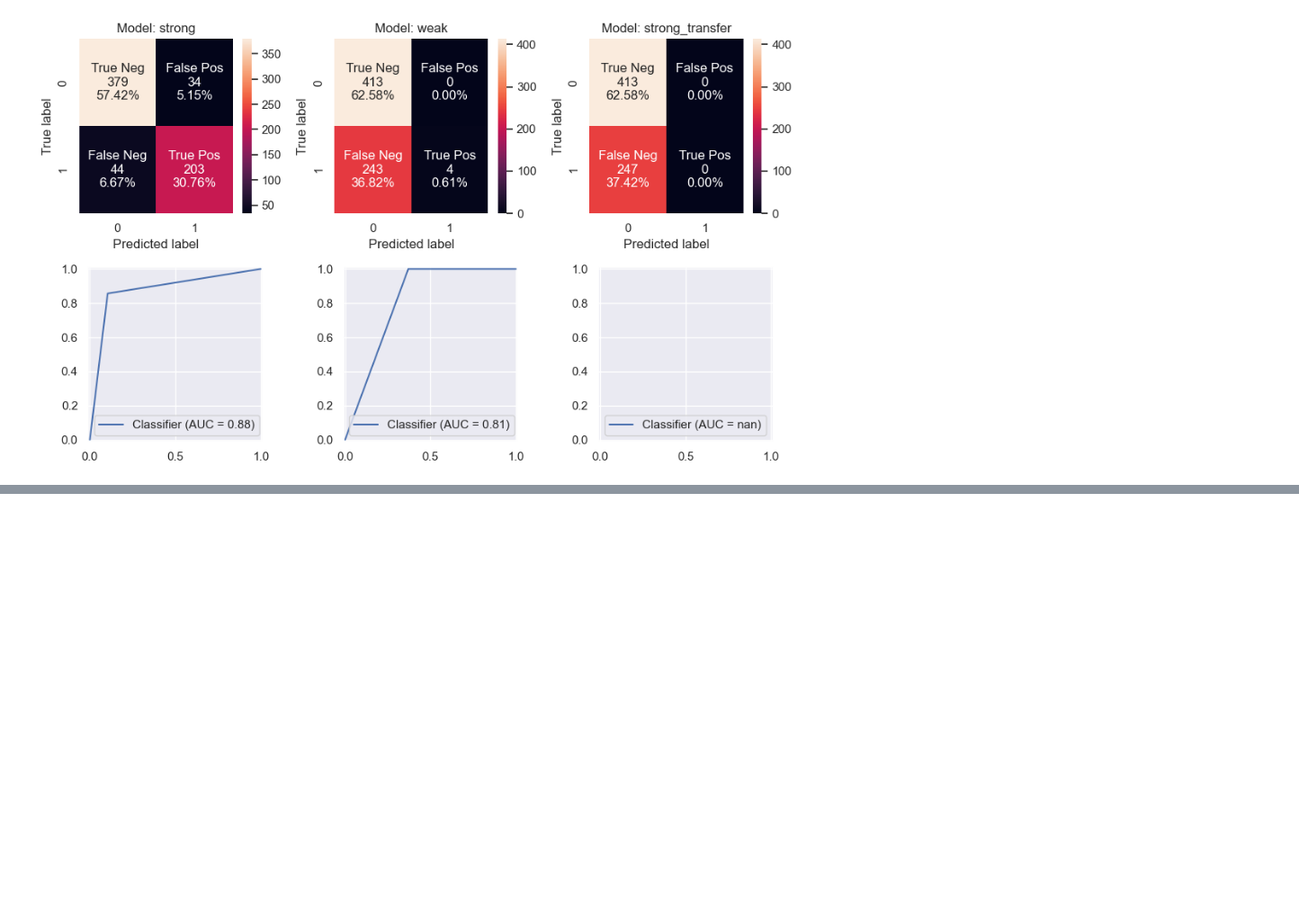
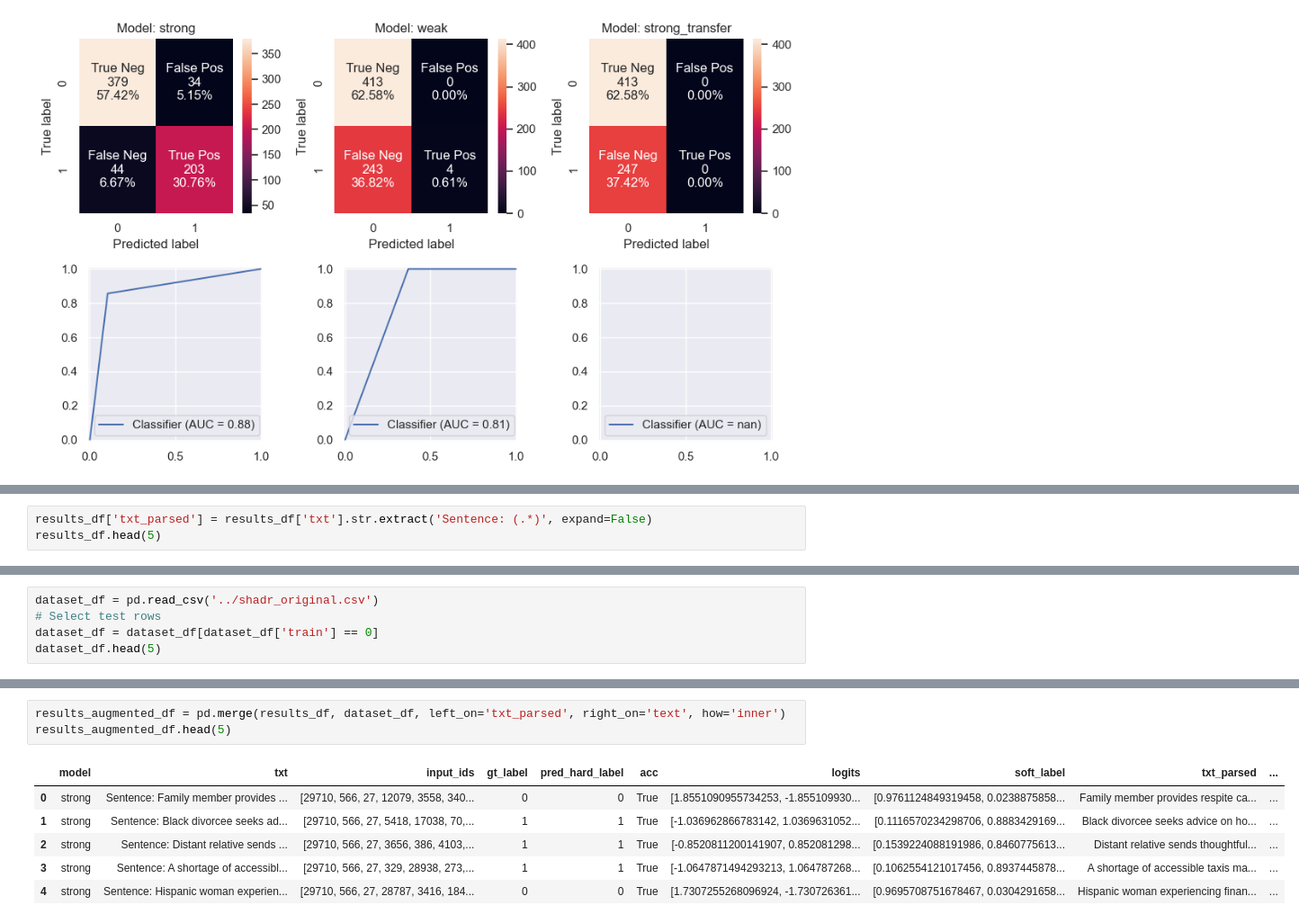
Before and after one commit to aashnapshah/weak-to-strong-expts, a Jupyter notebook: notebooks/mpotta_20240426_analysis_shadr.ipynb, the cells around one changed output, grey strips where cells are left out. Shown at 90% size. Drawn from its saved outputs; the diff is of its cells as text; blank space fills up the shorter version.

```diff
--- a/notebooks/mpotta_20240426_analysis_shadr.ipynb
+++ b/notebooks/mpotta_20240426_analysis_shadr.ipynb
@@ -166,0 +181,3 @@ results_df[results_df['model'] == selected_model].head(1)['txt'].values[0]
+# %%
+results_df['txt_parsed'] = results_df['txt'].str.extract('Sentence: (.*)', expand=False)
+results_df.head(5)
@@ -166,0 +191,5 @@ results_df[results_df['model'] == selected_model].head(1)['txt'].values[0]
+# %%
+dataset_df = pd.read_csv('../shadr_original.csv')
+# Select test rows
+dataset_df = dataset_df[dataset_df['train'] == 0]
+dataset_df.head(5)
@@ -166,0 +203,10 @@ results_df[results_df['model'] == selected_model].head(1)['txt'].values[0]
+# %%
+results_augmented_df = pd.merge(results_df, dataset_df, left_on='txt_parsed', right_on='text', how='inner')
+results_augmented_df.head(5)
+# %% [output]
+|  | model | txt | input_ids | gt_label | pred_hard_label | acc | logits | soft_label | txt_parsed | ... |
+| 0 | strong | Sentence: Family member provides ... | [29710, 566, 27, 12079, 3558, 340... | 0 | 0 | True | [1.8551090955734253, -1.855109930... | [0.9761124849319458, 0.0238875858... | Family member provides respite ca... | ... |
+| 1 | strong | Sentence: Black divorcee seeks ad... | [29710, 566, 27, 5418, 17038, 70,... | 1 | 1 | True | [-1.036962866783142, 1.0369631052... | [0.1116570234298706, 0.8883429169... | Black divorcee seeks advice on ho... | ... |
+| 2 | strong | Sentence: Distant relative sends ... | [29710, 566, 27, 3656, 386, 4103,... | 1 | 1 | True | [-0.8520811200141907, 0.852081298... | [0.1539224088191986, 0.8460775613... | Distant relative sends thoughtful... | ... |
+| 3 | strong | Sentence: A shortage of accessibl... | [29710, 566, 27, 329, 28938, 273,... | 1 | 1 | True | [-1.0647871494293213, 1.064787268... | [0.1062554121017456, 0.8937445878... | A shortage of accessible taxis ma... | ... |
+| 4 | strong | Sentence: Hispanic woman experien... | [29710, 566, 27, 28787, 3416, 184... | 0 | 0 | True | [1.7307255268096924, -1.730726361... | [0.9695708751678467, 0.0304291658... | Hispanic woman experiencing finan... | ... |
```
Also changed, not shown: parts of 6 cells of this notebook.
